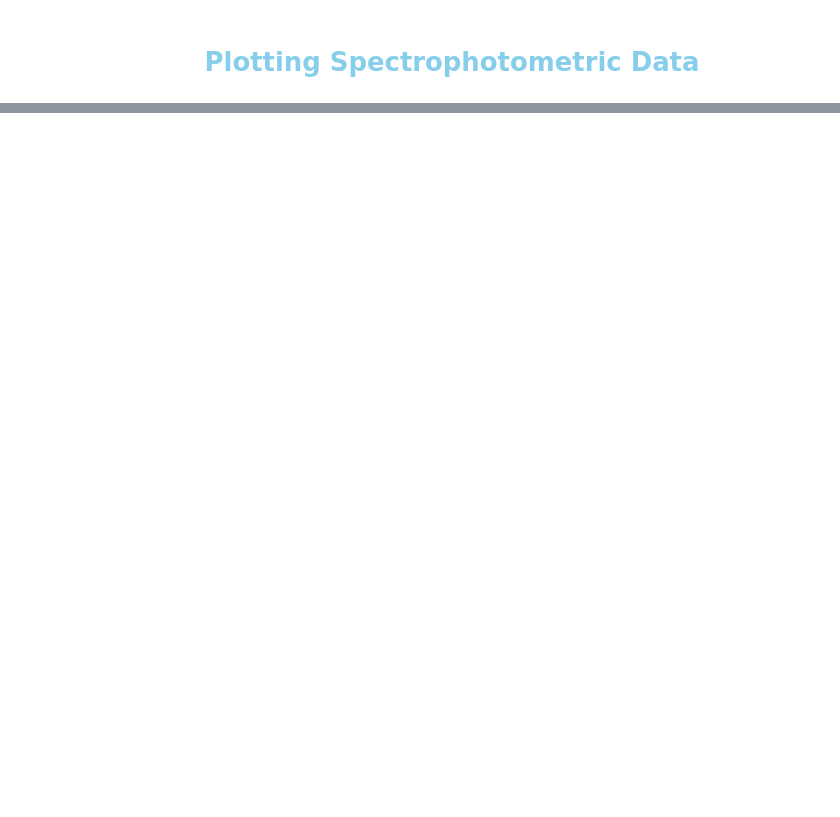
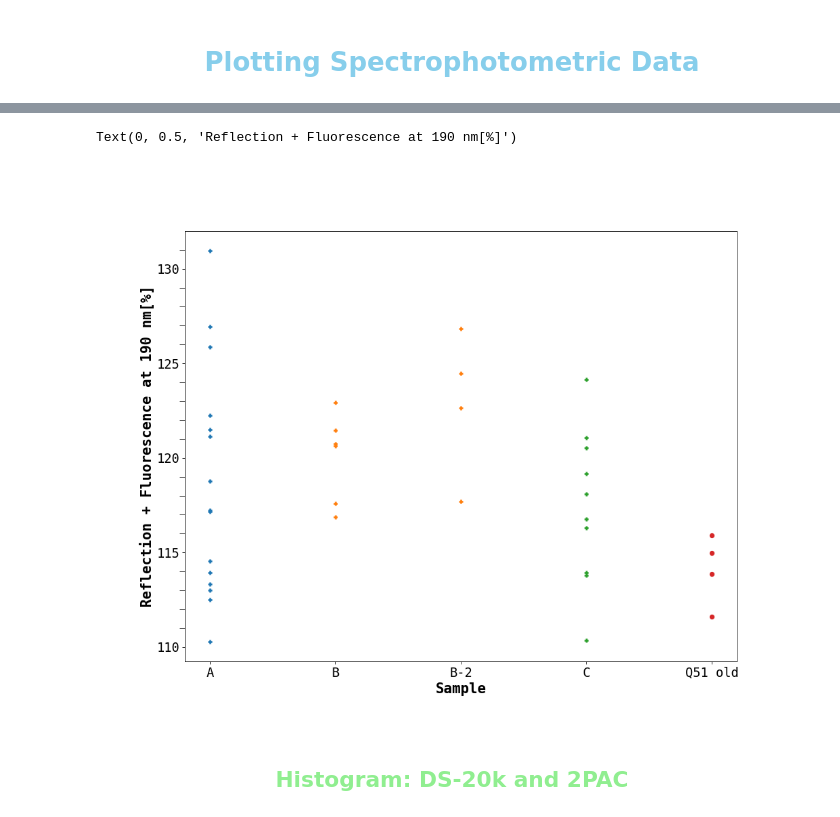
Before and after one commit to sarthchoudhary/ArGCAT, a Jupyter notebook: notebooks/plot_spectrophotometry.ipynb, the cells around one changed output, grey strips where cells are left out. Drawn from its saved outputs; the diff is of its cells as text; code cells hidden in the pictures; blank space fills up the shorter version.

```diff
--- a/notebooks/plot_spectrophotometry.ipynb
+++ b/notebooks/plot_spectrophotometry.ipynb
@@ -110,0 +209,44 @@ No such comm: 7f1bb924d8d94650b578fd80f4addd9d
+# %%
+# del fig3, ax3, ax_inset3
+# fig3, ax3= plt.subplots(2, 1, figsize=[14, 11], dpi=75);
+fig3, ax3= plt.subplots(1, 1, figsize=[14, 11], dpi=75);
+# R190_ls = []
+filename_pattern = 'pen_argset_*.txt'
+datafile_path_ls = glob(path.join(data_dir, filename_pattern))
+
+# for index_d, datafile_path in enumerate(datafile_path_ls):
+#     datafile = pd.read_csv(datafile_path, delimiter="\t", decimal=",", skiprows=[0,1], names=['wavelength', 'R'])
+#     ax3[0].scatter(index_d, (datafile['R'][datafile['wavelength']==190]), marker='+', label='DarkSide-20k roll')
+
+# filename_pattern = 'pen_teonex_Q51_old_*.txt'
+# datafile_path_ls = glob(path.join(data_dir, filename_pattern))
+
+# for index_e, datafile_path in enumerate(datafile_path_ls):
+#     datafile = pd.read_csv(datafile_path, delimiter="\t", decimal=",", skiprows=[0,1], names=['wavelength', 'R'])
+#     ax3[0].scatter(index_d + index_e+1, (datafile['R'][datafile['wavelength']==190]), marker='o', label='Old')
+
+# ax3[0].set_xlabel('index', fontsize=20)
+# ax3[0].set_ylabel('Reflection + Fluorescence at 190 nm[%]', fontsize=20)
+# # ax3[0].legend()
+filename_pattern_ls = ['pen_argset_A*.txt', 'pen_argset_B*.txt', 'pen_argset_otherB_*.txt', 'pen_argset_C*.txt', 'pen_teonex_Q51_old_*.txt']
+# cntr = 0
+colour_ls = ['C0', 'C1', 'C1', 'C2', 'C3']
+marker_ls = ['+', '+', '+', '+','o']
+label_ls = ['A', 'B', 'B-2', 'C', 'Q51 old']
+
+for index_file, filename_pattern in enumerate(filename_pattern_ls):
+    PEN_R190_ls = []
+    datafile_path_ls = glob(path.join(data_dir, filename_pattern))
+    for index_d, datafile_path in enumerate(datafile_path_ls):
+        datafile = pd.read_csv(datafile_path, delimiter="\t", decimal=",", skiprows=[0,1], names=['wavelength', 'R'])
+        PEN_R190_ls.append(datafile['R'][datafile['wavelength']==190])
+        # ax3[1].scatter(cntr, (datafile['R'][datafile['wavelength']==190]), marker=marker_ls[index_file], color=colour_ls[index_file])
+        ax3.scatter(label_ls[index_file], (datafile['R'][datafile['wavelength']==190].iloc[0]), marker=marker_ls[index_file], color=colour_ls[index_file])
+        # cntr += 1
+    # ax3[1].scatter(np.arange(len(PEN_R190_ls))+ index_file+1, PEN_R190_ls, marker=marker_ls[index_file], color=colour_ls[index_file], label=filename_pattern.split(sep='*')[0])
+# ax3[1].legend()
+ax3.set_xlabel('Sample', fontsize=20)
+ax3.set_ylabel('Reflection + Fluorescence at 190 nm[%]', fontsize=20)
+# %% [output]
+Text(0, 0.5, 'Reflection + Fluorescence at 190 nm[%]')
+[figure, added]
@@ -110,0 +255,2 @@ No such comm: 7f1bb924d8d94650b578fd80f4addd9d
+# %% [markdown]
+<h2 style='color:lightgreen; text-align:center'> Histogram: DS-20k and 2PAC </h2>
```
Also changed, not shown: parts of 48 cells of this notebook.
